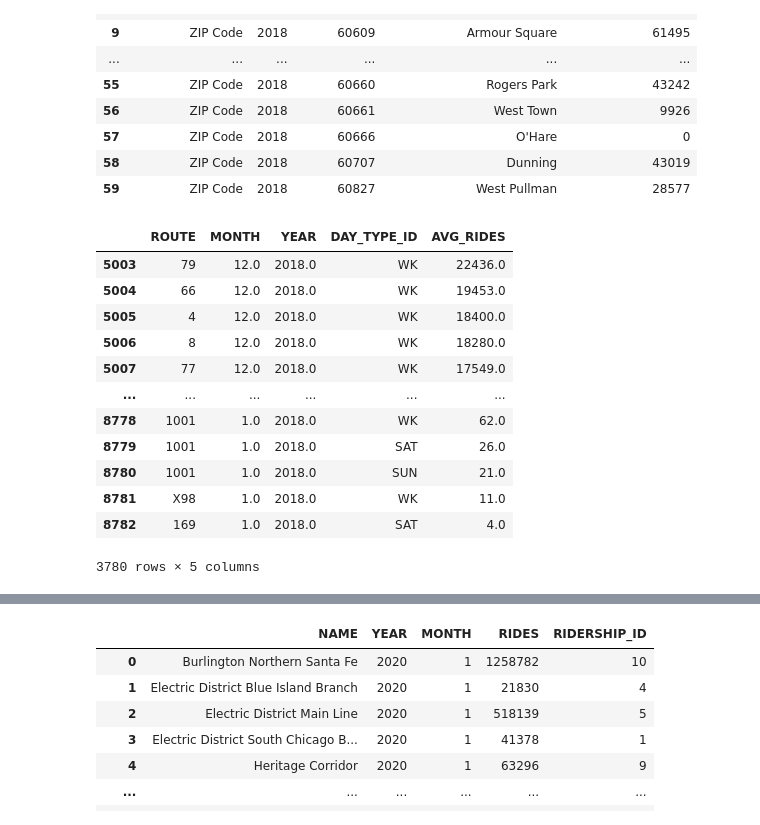
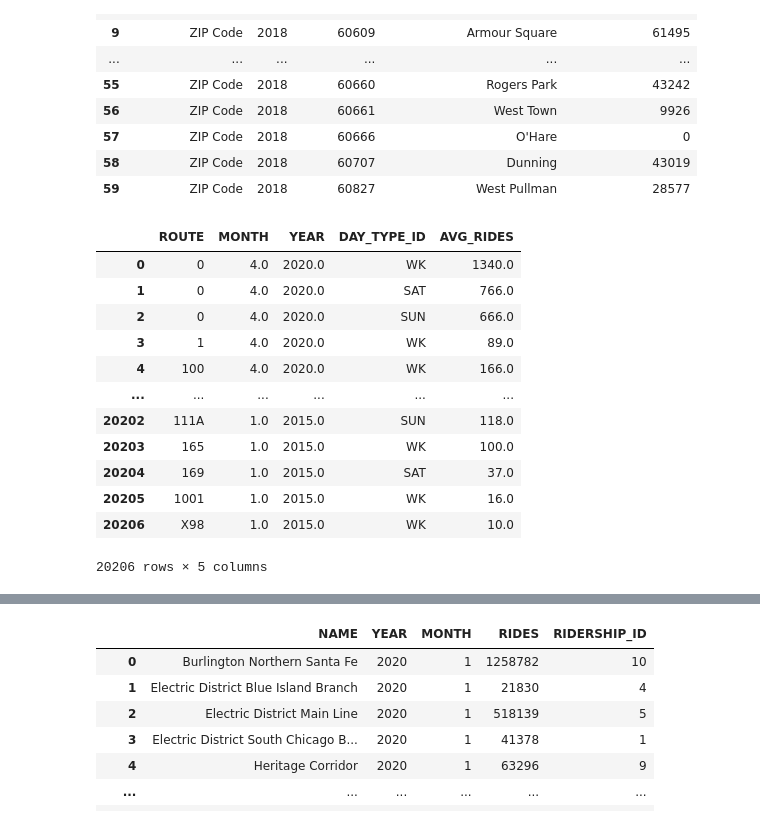
Before and after one commit to byoung11644/Chicago_Energy, a Jupyter notebook: Travel_data/Untitled.ipynb, the cells around one changed output, grey strips where cells are left out. Drawn from its saved outputs; the diff is of its cells as text; code cells hidden in the pictures.

```diff
--- a/Travel_data/Untitled.ipynb
+++ b/Travel_data/Untitled.ipynb
@@ -39,23 +39,23 @@ metra_riders_csv = pd.read_csv(metra_riders_path)
 yearly_data_csv = pd.read_csv(yearly_data_path)
 # %%
 cta_bus = pd.DataFrame(cta_bus_csv)
-cta_bus = cta_bus.loc[cta_bus["YEAR"] == 2018]
+cta_bus = cta_bus.loc[cta_bus["YEAR"] > 2014]
 
 cta_bus
 # %% [output]
 |  | ROUTE | MONTH | YEAR | DAY_TYPE_ID | AVG_RIDES |
-| 5003 | 79 | 12.0 | 2018.0 | WK | 22436.0 |
-| 5004 | 66 | 12.0 | 2018.0 | WK | 19453.0 |
-| 5005 | 4 | 12.0 | 2018.0 | WK | 18400.0 |
-| 5006 | 8 | 12.0 | 2018.0 | WK | 18280.0 |
-| 5007 | 77 | 12.0 | 2018.0 | WK | 17549.0 |
+| 0 | 0 | 4.0 | 2020.0 | WK | 1340.0 |
+| 1 | 0 | 4.0 | 2020.0 | SAT | 766.0 |
+| 2 | 0 | 4.0 | 2020.0 | SUN | 666.0 |
+| 3 | 1 | 4.0 | 2020.0 | WK | 89.0 |
+| 4 | 100 | 4.0 | 2020.0 | WK | 166.0 |
 | ... | ... | ... | ... | ... | ... |
-| 8778 | 1001 | 1.0 | 2018.0 | WK | 62.0 |
-| 8779 | 1001 | 1.0 | 2018.0 | SAT | 26.0 |
-| 8780 | 1001 | 1.0 | 2018.0 | SUN | 21.0 |
-| 8781 | X98 | 1.0 | 2018.0 | WK | 11.0 |
-| 8782 | 169 | 1.0 | 2018.0 | SAT | 4.0 |
+| 20202 | 111A | 1.0 | 2015.0 | SUN | 118.0 |
+| 20203 | 165 | 1.0 | 2015.0 | WK | 100.0 |
+| 20204 | 169 | 1.0 | 2015.0 | SAT | 37.0 |
+| 20205 | 1001 | 1.0 | 2015.0 | WK | 16.0 |
+| 20206 | X98 | 1.0 | 2015.0 | WK | 10.0 |
-3780 rows × 5 columns
+20206 rows × 5 columns
 # %%
 cta_rail = pd.DataFrame(cta_rail_csv)
 cta_rail
```
Also changed, not shown: 1 other file.
